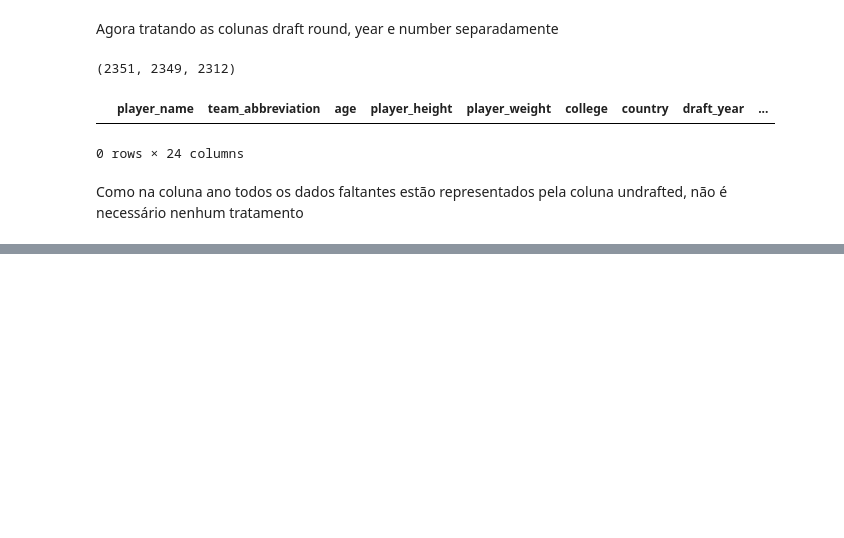
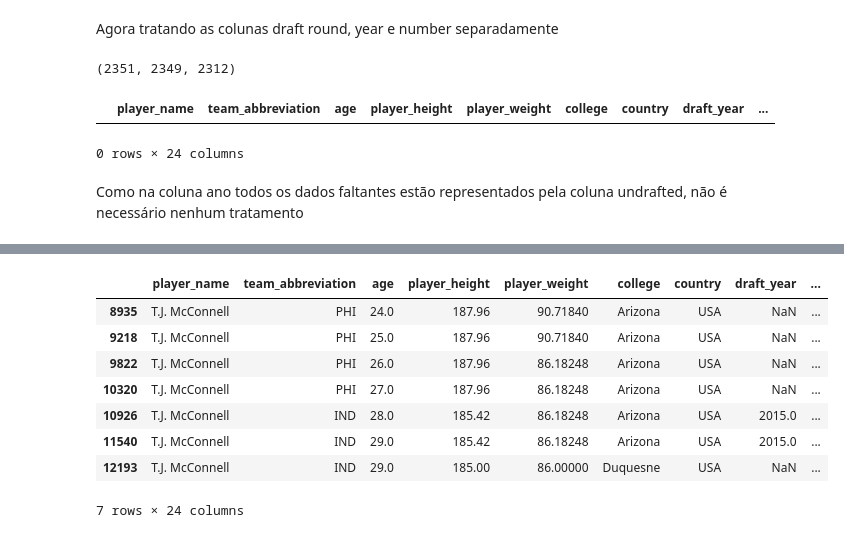
Before and after one commit to tta13/NBA-data-analysis, a Jupyter notebook: code.ipynb, the cells around one changed output, grey strips where cells are left out. Saved outputs shown, nothing was run; the diff lists cells and outputs as text; code cells hidden in the pictures; blank space fills up the shorter version.

Commit message:
Add treatment for missing draft data

```diff
--- a/code.ipynb
+++ b/code.ipynb
@@ -868,0 +876,12 @@ Como na coluna ano todos os dados faltantes estão representados pela coluna und
+# %%
+df[df['player_name']=="T.J. McConnell"]
+# %% [output]
+|  | player_name | team_abbreviation | age | player_height | player_weight | college | country | draft_year | ... |
+| 8935 | T.J. McConnell | PHI | 24.0 | 187.96 | 90.71840 | Arizona | USA | NaN | ... |
+| 9218 | T.J. McConnell | PHI | 25.0 | 187.96 | 90.71840 | Arizona | USA | NaN | ... |
+| 9822 | T.J. McConnell | PHI | 26.0 | 187.96 | 86.18248 | Arizona | USA | NaN | ... |
+| 10320 | T.J. McConnell | PHI | 27.0 | 187.96 | 86.18248 | Arizona | USA | NaN | ... |
+| 10926 | T.J. McConnell | IND | 28.0 | 185.42 | 86.18248 | Arizona | USA | 2015.0 | ... |
+| 11540 | T.J. McConnell | IND | 29.0 | 185.42 | 86.18248 | Arizona | USA | 2015.0 | ... |
+| 12193 | T.J. McConnell | IND | 29.0 | 185.00 | 86.00000 | Duquesne | USA | NaN | ... |
+7 rows × 24 columns
```
Also changed, not shown: parts of 14 cells of this notebook.
